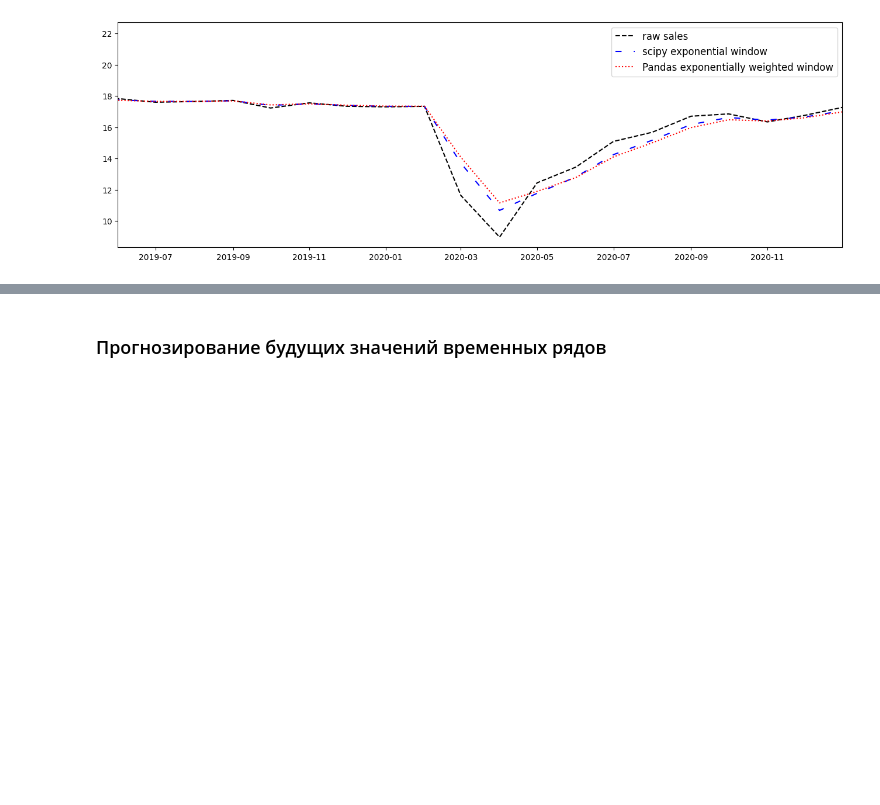
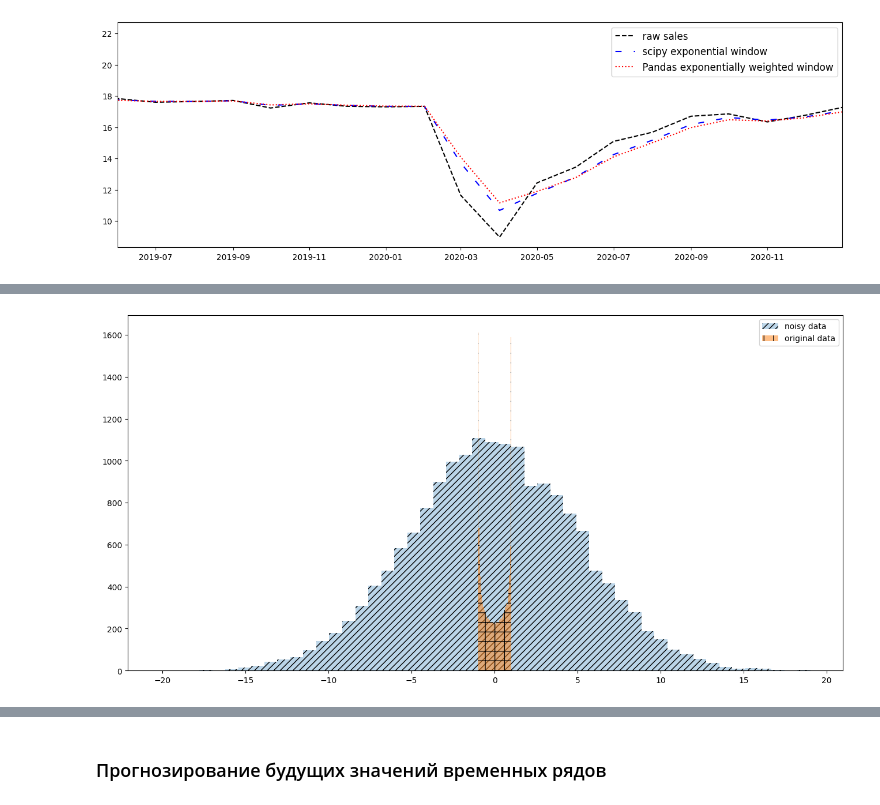
Before and after one commit to rgenius-ru/pandas_lessons, a Jupyter notebook: lessons/Pandas_for_Data_Engineering/part3.ipynb, the cells around one changed output, grey strips where cells are left out. Saved outputs shown, nothing was run; the diff lists cells and outputs as text; code cells hidden in the pictures; blank space fills up the shorter version.

```diff
--- a/lessons/Pandas_for_Data_Engineering/part3.ipynb
+++ b/lessons/Pandas_for_Data_Engineering/part3.ipynb
@@ -2081,0 +2126,22 @@ plt.show()
+# %%
+fix, ax = plt.subplots(figsize=(16, 8))
+
+ax.hist(
+    noisy_data,
+    bins=50,
+    label='noisy data',
+    hatch='///',
+    alpha=0.3
+)
+ax.hist(
+    data,
+    bins=50,
+    label='original data',
+    hatch='+',
+    alpha=0.5
+)
+
+ax.legend()
+plt.show()
+# %% [output]
+[figure, added]
```
Also changed, not shown: parts of 8 cells of this notebook.
